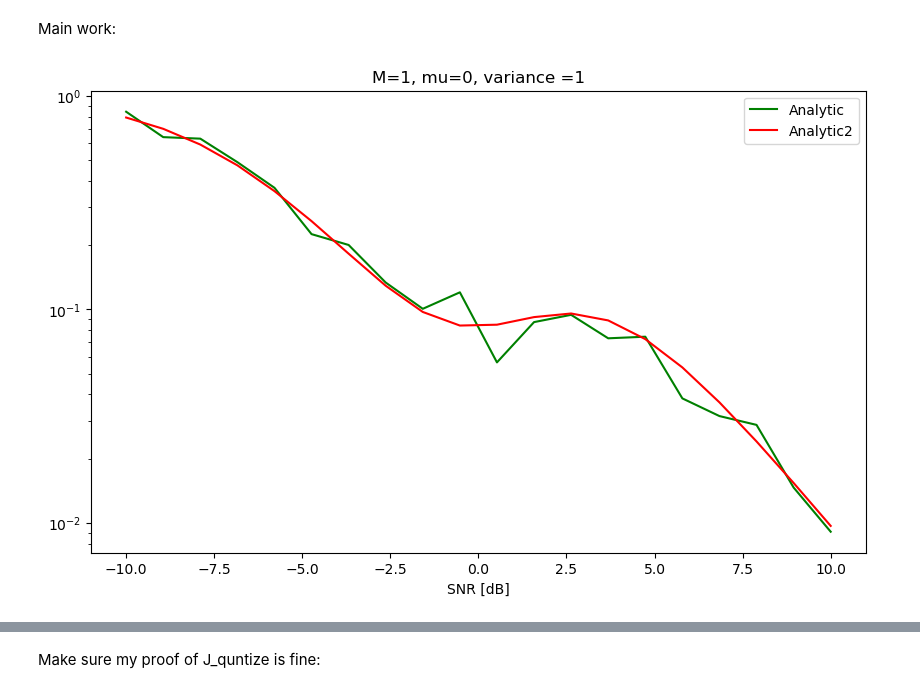
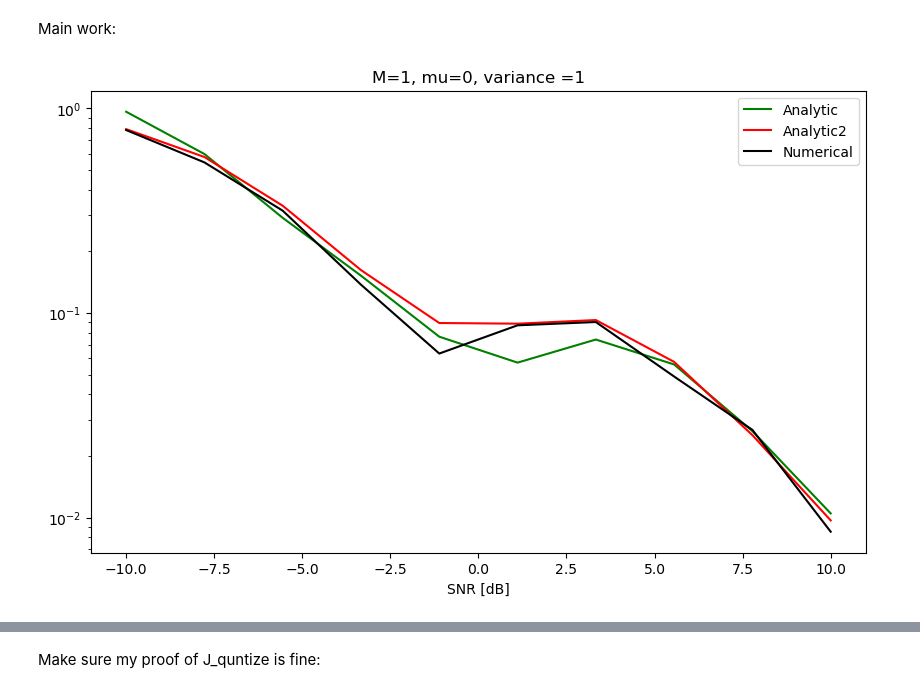
Before and after one commit to mazyaniv/Channel_Estimation, a Jupyter notebook: yaniv.ipynb, the cells around one changed output, grey strips where cells are left out. Saved outputs shown, nothing was run; the diff lists cells and outputs as text; code cells hidden in the pictures.

```diff
--- a/yaniv.ipynb
+++ b/yaniv.ipynb
@@ -181,27 +181,27 @@ def MSE_biglaw(sigma1,sigma2, n_a, n_q, matrix, observ,thresh_real=0,thresh_im=0
     cov_matrix = np.mean(MSE, 0)
     return LA.norm(cov_matrix, "fro")
 # %%
-sim = 100
+sim = 50
 na = 1
 nq = 40
-sigma_space_new = np.logspace(-1,1,20)
+sigma_space_new = np.logspace(-1,1,10)
 matrix_const = Matrix(na,nq)
 
 L_Estimator_biglaw = [MSE_biglaw(sigma_space_new[i],sigma_space_new[i], na, nq, matrix_const, sim) for i in range(len(sigma_space_new))]
-#L_Estimator_numerical1 = [MSE_general_numerical(sigma_space_new[i],sigma_space_new[i], na,nq, matrix_const, sim) for i in range(len(sigma_space_new))]
 L_Estimator_analytic = [MSE_zertothresh_analytic(sigma_space_new[i],sigma_space_new[i], na, nq) for i in range(len(sigma_space_new))]
+L_Estimator_numerical1 = [MSE_general_numerical(sigma_space_new[i],sigma_space_new[i], na,nq, matrix_const, sim) for i in range(len(sigma_space_new))]
 ######################
 fig = plt.figure(figsize=(10, 6))
 plt.plot(10*np.log10(1/sigma_space_new), L_Estimator_biglaw, color = "green", label = "Analytic")
-#plt.plot(10*np.log10(1/sigma_space_new), L_Estimator_numerical1, color = "black", label = "Numerical")
 plt.plot(10*np.log10(1/sigma_space_new), L_Estimator_analytic, color = "red", label = "Analytic2")
+plt.plot(10*np.log10(1/sigma_space_new), L_Estimator_numerical1, color = "black", label = "Numerical")
 plt.title("M={}, mu={}, variance ={}".format(M,mu,round(2*pow(sigma_teta,2))))
 plt.yscale('log')
 plt.xlabel("SNR [dB]")
 plt.legend()
 plt.show()
 # %% [output]
-[figure, old version]
+[figure, new version]
 # %%
 def CRB(sigma1,sigma2, n_a,n_q,matrix, quantize=1,observ=sim,thresh_real=0,thresh_im=0):
     teta_samp = samp_teta(observ)
```
Also changed, not shown: parts of 7 cells of this notebook.
